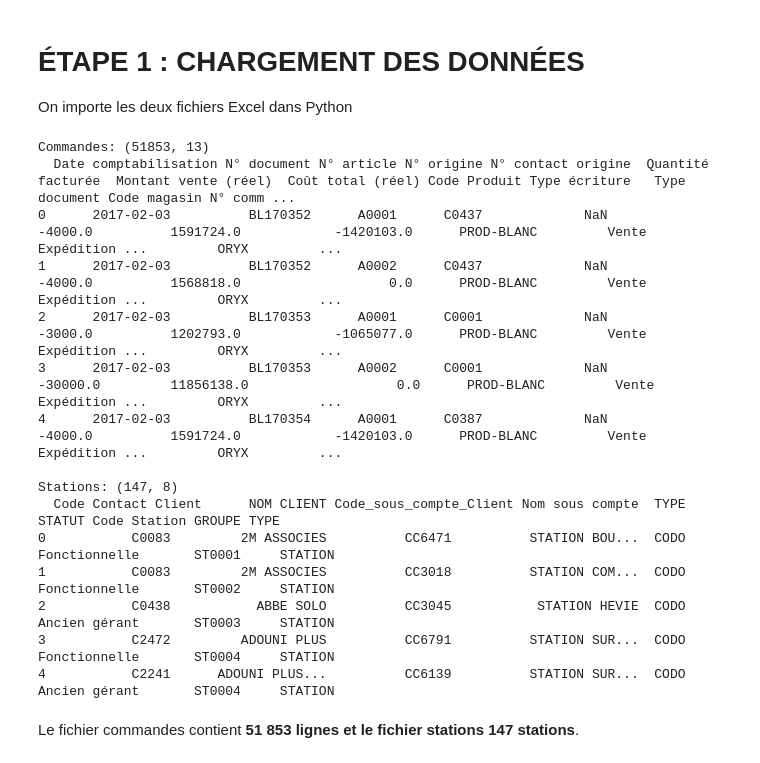
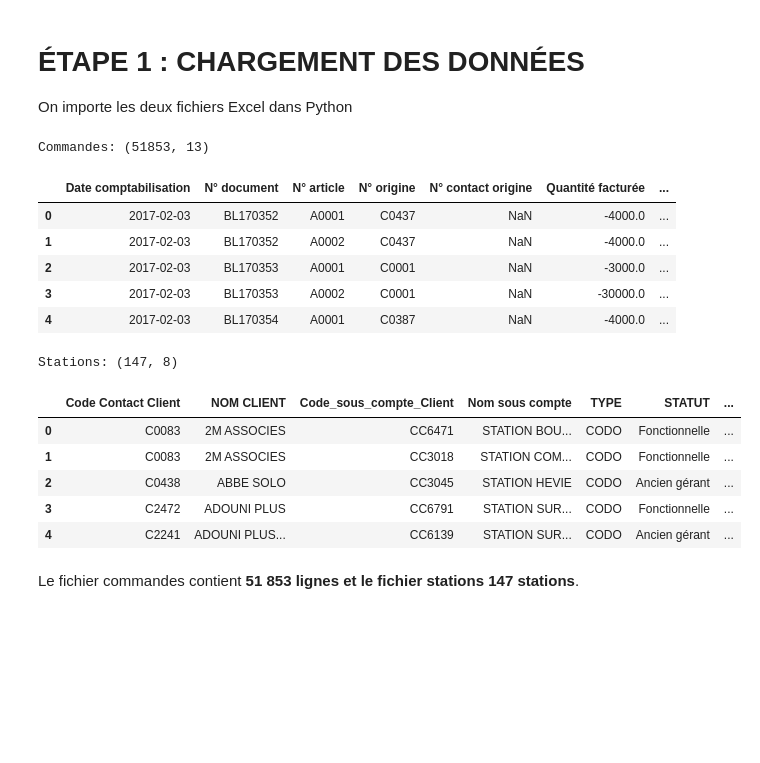
Before and after one commit to Gino-Ginette/memoire_bi, a Jupyter notebook: memoire_prediction.ipynb, the cells around one changed output. Drawn from its saved outputs; the diff is of its cells as text; code cells hidden in the pictures; blank space fills up the shorter version.

```diff
--- a/memoire_prediction.ipynb
+++ b/memoire_prediction.ipynb
@@ -4,38 +4,37 @@ On importe les deux fichiers Excel dans Python
 # %%
 import pandas as pd   # "pd" est un raccourci qu'on utilisera partout
 
 # Afficher toutes les colonnes sur une seule ligne
 pd.set_option('display.max_columns', None)
 pd.set_option('display.width', 1100)
 pd.set_option('display.max_colwidth', 15)
 
 # Chargement du fichier des commandes
 df_commandes = pd.read_excel("commande_produit_blanc_2017_2025.xlsx")
 
 # Chargement du fichier des stations
 df_stations = pd.read_excel("liste des station.xlsx")
 
 print("Commandes:", df_commandes.shape)
-print(df_commandes.head(5))
+display(df_commandes.head(5))
 
 print("\nStations:", df_stations.shape)
-print(df_stations.head(5))
+display(df_stations.head(5))
 # %% [output]
 Commandes: (51853, 13)
-  Date comptabilisation N° document N° article N° origine N° contact origine  Quantité facturée  Montant vente (réel)  Coût total (réel) Code Produit Type écriture   Type document Code magasin N° comm ...
-0      2017-02-03          BL170352      A0001      C0437             NaN            -4000.0          1591724.0            -1420103.0      PROD-BLANC         Vente  Expédition ...         ORYX         ...
-1      2017-02-03          BL170352      A0002      C0437             NaN            -4000.0          1568818.0                   0.0      PROD-BLANC         Vente  Expédition ...         ORYX         ...
-2      2017-02-03          BL170353      A0001      C0001             NaN            -3000.0          1202793.0            -1065077.0      PROD-BLANC         Vente  Expédition ...         ORYX         ...
-3      2017-02-03          BL170353      A0002      C0001             NaN           -30000.0         11856138.0                   0.0      PROD-BLANC         Vente  Expédition ...         ORYX         ...
-4      2017-02-03          BL170354      A0001      C0387             NaN            -4000.0          1591724.0            -1420103.0      PROD-BLANC         Vente  Expédition ...         ORYX         ...
-
-Stations: (147, 8)
-  Code Contact Client      NOM CLIENT Code_sous_compte_Client Nom sous compte  TYPE         STATUT Code Station GROUPE TYPE
-0           C0083         2M ASSOCIES          CC6471          STATION BOU...  CODO  Fonctionnelle       ST0001     STATION
-1           C0083         2M ASSOCIES          CC3018          STATION COM...  CODO  Fonctionnelle       ST0002     STATION
-2           C0438           ABBE SOLO          CC3045           STATION HEVIE  CODO  Ancien gérant       ST0003     STATION
-3           C2472         ADOUNI PLUS          CC6791          STATION SUR...  CODO  Fonctionnelle       ST0004     STATION
-4           C2241      ADOUNI PLUS...          CC6139          STATION SUR...  CODO  Ancien gérant       ST0004     STATION
+|  | Date comptabilisation | N° document | N° article | N° origine | N° contact origine | Quantité facturée | ... |
+| 0 | 2017-02-03 | BL170352 | A0001 | C0437 | NaN | -4000.0 | ... |
+| 1 | 2017-02-03 | BL170352 | A0002 | C0437 | NaN | -4000.0 | ... |
+| 2 | 2017-02-03 | BL170353 | A0001 | C0001 | NaN | -3000.0 | ... |
+| 3 | 2017-02-03 | BL170353 | A0002 | C0001 | NaN | -30000.0 | ... |
+| 4 | 2017-02-03 | BL170354 | A0001 | C0387 | NaN | -4000.0 | ... |
+Stations: (147, 8)
+|  | Code Contact Client | NOM CLIENT | Code_sous_compte_Client | Nom sous compte | TYPE | STATUT | ... |
+| 0 | C0083 | 2M ASSOCIES | CC6471 | STATION BOU... | CODO | Fonctionnelle | ... |
+| 1 | C0083 | 2M ASSOCIES | CC3018 | STATION COM... | CODO | Fonctionnelle | ... |
+| 2 | C0438 | ABBE SOLO | CC3045 | STATION HEVIE | CODO | Ancien gérant | ... |
+| 3 | C2472 | ADOUNI PLUS | CC6791 | STATION SUR... | CODO | Fonctionnelle | ... |
+| 4 | C2241 | ADOUNI PLUS... | CC6139 | STATION SUR... | CODO | Ancien gérant | ... |
 # %% [markdown]
 Le fichier commandes contient **51 853 lignes et le fichier stations 147 stations**.
 # %% [markdown]
```
Also changed, not shown: parts of 1 cell of this notebook, 13 other files.
